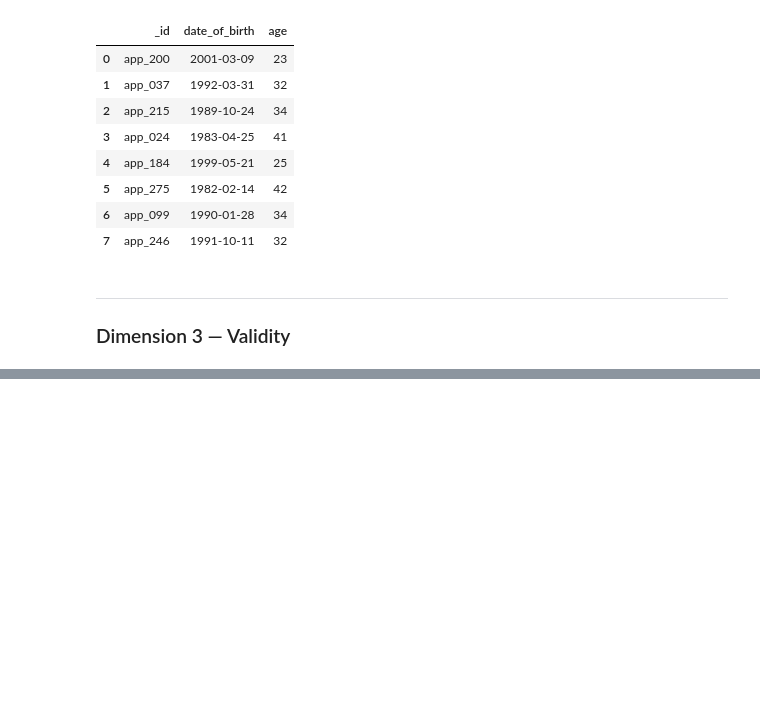
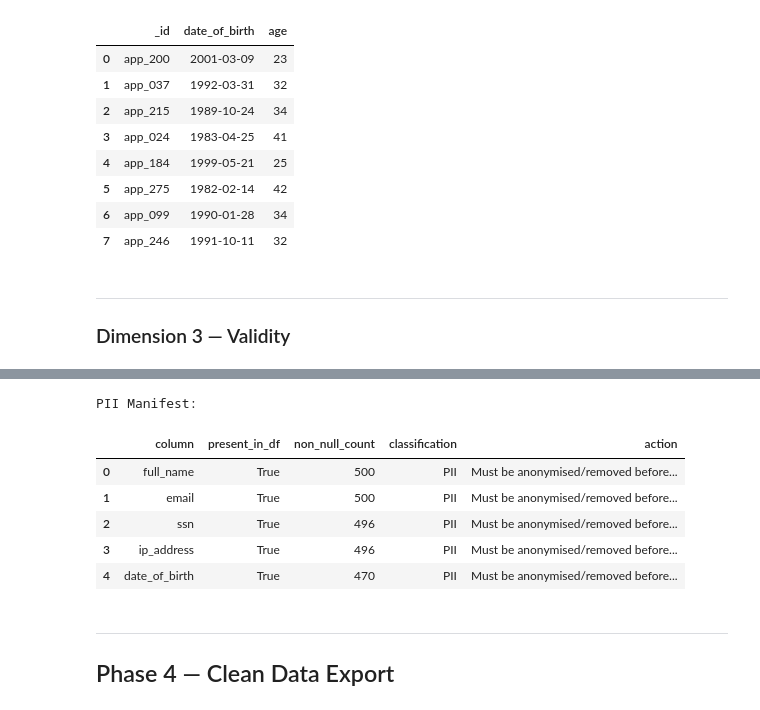
Before and after one commit to leobbaroni/Team13_DEGO_Repo, a Jupyter notebook: notebooks/01-data-quality.ipynb, the cells around one changed output, grey strips where cells are left out. Drawn from its saved outputs; the diff is of its cells as text; code cells hidden in the pictures; blank space fills up the shorter version.

```diff
--- a/notebooks/01-data-quality.ipynb
+++ b/notebooks/01-data-quality.ipynb
@@ -345,0 +520,25 @@ df[["_id", "date_of_birth", "age"]].head(8)
+# %%
+# 3  PII column manifest
+PII_COLUMNS = ["full_name", "email", "ssn", "ip_address", "date_of_birth"]
+
+pii_manifest = pd.DataFrame({
+    "column": PII_COLUMNS,
+    "present_in_df": [c in df.columns for c in PII_COLUMNS],
+    "non_null_count": [df[c].notna().sum() if c in df.columns else 0 for c in PII_COLUMNS],
+    "classification": "PII",
+    "action": "Must be anonymised/removed before release",
+})
+
+print("PII Manifest:")
+pii_manifest
+# %% [output]
+PII Manifest:
+|  | column | present_in_df | non_null_count | classification | action |
+| 0 | full_name | True | 500 | PII | Must be anonymised/removed before... |
+| 1 | email | True | 500 | PII | Must be anonymised/removed before... |
+| 2 | ssn | True | 496 | PII | Must be anonymised/removed before... |
+| 3 | ip_address | True | 496 | PII | Must be anonymised/removed before... |
+| 4 | date_of_birth | True | 470 | PII | Must be anonymised/removed before... |
+# %% [markdown]
+---
+## Phase 4 — Clean Data Export
```
Also changed, not shown: parts of 14 cells of this notebook, 1 other file.
